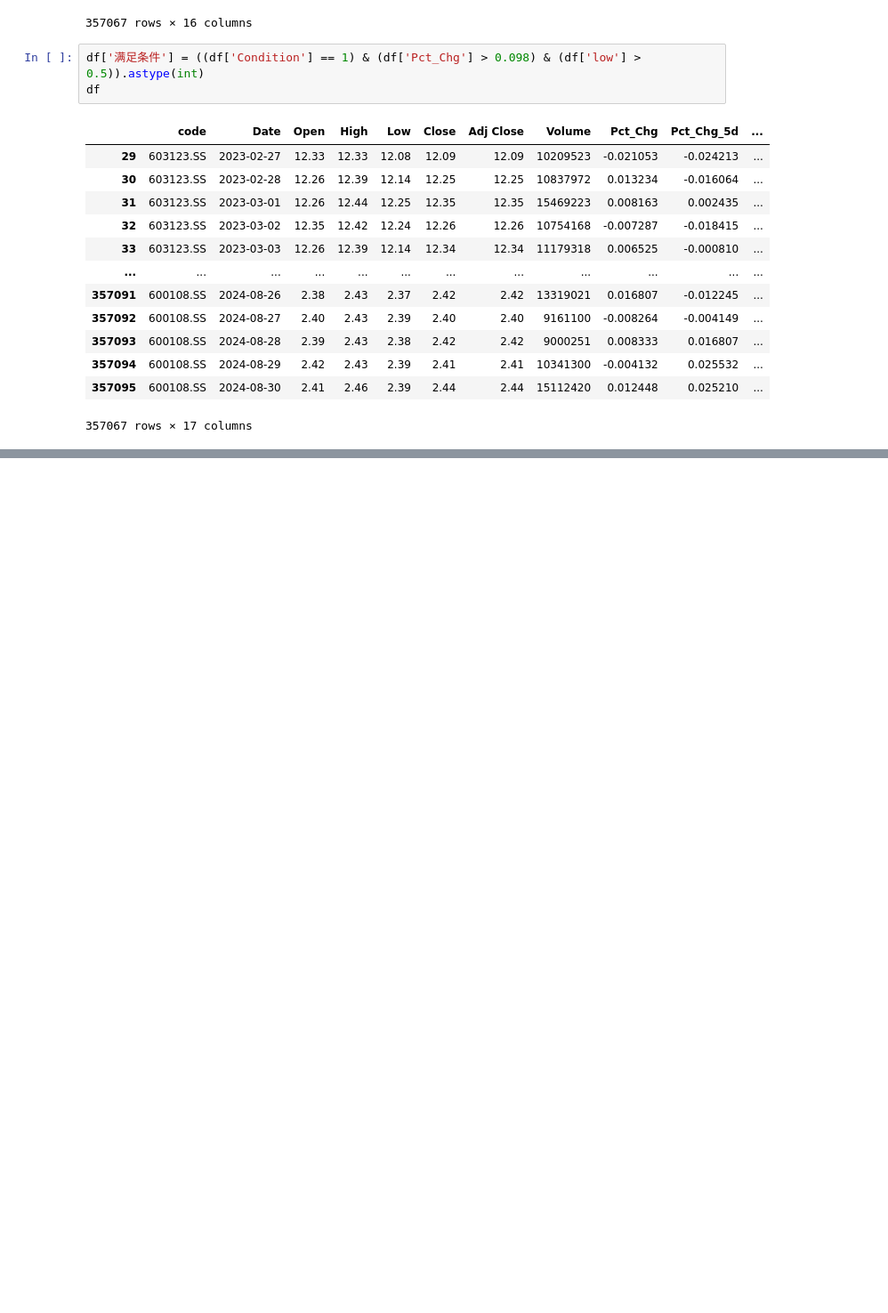
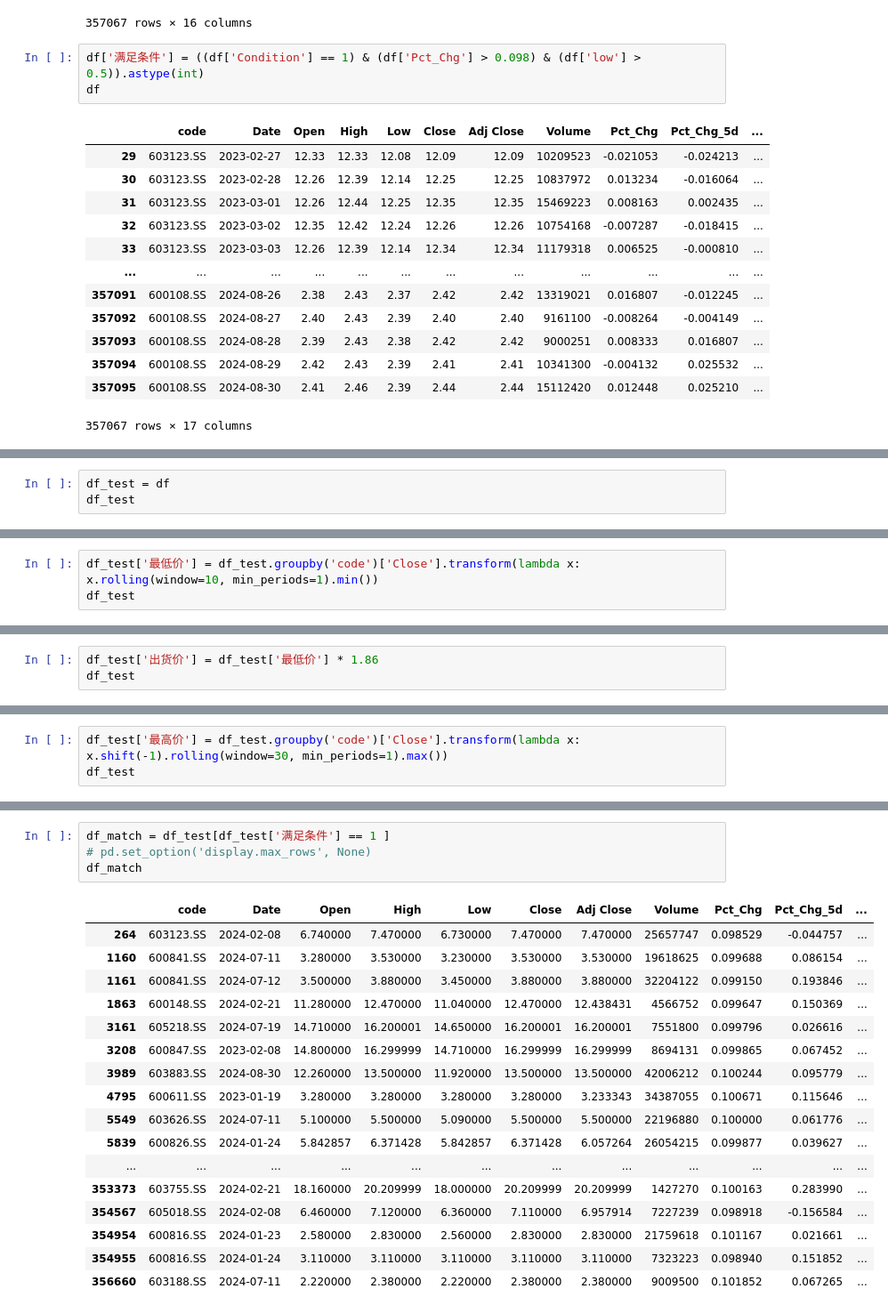
Before and after one commit to Sept12wei/strategy, a Jupyter notebook: left_strategy/单因子/因子3：主力出货条件.ipynb, the cells around one changed output, grey strips where cells are left out. Shown at 89% size. Drawn from its saved outputs; the diff is of its cells as text; blank space fills up the shorter version.

```diff
--- a/left_strategy/单因子/因子3：主力出货条件.ipynb
+++ b/left_strategy/单因子/因子3：主力出货条件.ipynb
@@ -375,0 +414,3 @@ df
+# %%
+df_test = df
+df_test
@@ -375,0 +433,3 @@ df
+# %%
+df_test['最低价'] = df_test.groupby('code')['Close'].transform(lambda x: x.rolling(window=10, min_periods=1).min())
+df_test
@@ -375,0 +450,3 @@ df
+# %%
+df_test['出货价'] = df_test['最低价'] * 1.86
+df_test
@@ -375,0 +469,3 @@ df
+# %%
+df_test['最高价'] = df_test.groupby('code')['Close'].transform(lambda x: x.shift(-1).rolling(window=30, min_periods=1).max())
+df_test
@@ -375,0 +486,22 @@ df
+# %%
+df_match = df_test[df_test['满足条件'] == 1 ]
+# pd.set_option('display.max_rows', None)
+df_match
+# %% [output]
+|  | code | Date | Open | High | Low | Close | Adj Close | Volume | Pct_Chg | Pct_Chg_5d | ... |
+| 264 | 603123.SS | 2024-02-08 | 6.740000 | 7.470000 | 6.730000 | 7.470000 | 7.470000 | 25657747 | 0.098529 | -0.044757 | ... |
+| 1160 | 600841.SS | 2024-07-11 | 3.280000 | 3.530000 | 3.230000 | 3.530000 | 3.530000 | 19618625 | 0.099688 | 0.086154 | ... |
+| 1161 | 600841.SS | 2024-07-12 | 3.500000 | 3.880000 | 3.450000 | 3.880000 | 3.880000 | 32204122 | 0.099150 | 0.193846 | ... |
+| 1863 | 600148.SS | 2024-02-21 | 11.280000 | 12.470000 | 11.040000 | 12.470000 | 12.438431 | 4566752 | 0.099647 | 0.150369 | ... |
+| 3161 | 605218.SS | 2024-07-19 | 14.710000 | 16.200001 | 14.650000 | 16.200001 | 16.200001 | 7551800 | 0.099796 | 0.026616 | ... |
+| 3208 | 600847.SS | 2023-02-08 | 14.800000 | 16.299999 | 14.710000 | 16.299999 | 16.299999 | 8694131 | 0.099865 | 0.067452 | ... |
+| 3989 | 603883.SS | 2024-08-30 | 12.260000 | 13.500000 | 11.920000 | 13.500000 | 13.500000 | 42006212 | 0.100244 | 0.095779 | ... |
+| 4795 | 600611.SS | 2023-01-19 | 3.280000 | 3.280000 | 3.280000 | 3.280000 | 3.233343 | 34387055 | 0.100671 | 0.115646 | ... |
+| 5549 | 603626.SS | 2024-07-11 | 5.100000 | 5.500000 | 5.090000 | 5.500000 | 5.500000 | 22196880 | 0.100000 | 0.061776 | ... |
+| 5839 | 600826.SS | 2024-01-24 | 5.842857 | 6.371428 | 5.842857 | 6.371428 | 6.057264 | 26054215 | 0.099877 | 0.039627 | ... |
+| ... | ... | ... | ... | ... | ... | ... | ... | ... | ... | ... | ... |
+| 353373 | 603755.SS | 2024-02-21 | 18.160000 | 20.209999 | 18.000000 | 20.209999 | 20.209999 | 1427270 | 0.100163 | 0.283990 | ... |
+| 354567 | 605018.SS | 2024-02-08 | 6.460000 | 7.120000 | 6.360000 | 7.110000 | 6.957914 | 7227239 | 0.098918 | -0.156584 | ... |
+| 354954 | 600816.SS | 2024-01-23 | 2.580000 | 2.830000 | 2.560000 | 2.830000 | 2.830000 | 21759618 | 0.101167 | 0.021661 | ... |
+| 354955 | 600816.SS | 2024-01-24 | 3.110000 | 3.110000 | 3.110000 | 3.110000 | 3.110000 | 7323223 | 0.098940 | 0.151852 | ... |
+| 356660 | 603188.SS | 2024-07-11 | 2.220000 | 2.380000 | 2.220000 | 2.380000 | 2.380000 | 9009500 | 0.101852 | 0.067265 | ... |
```
Also changed, not shown: parts of 21 cells of this notebook.
